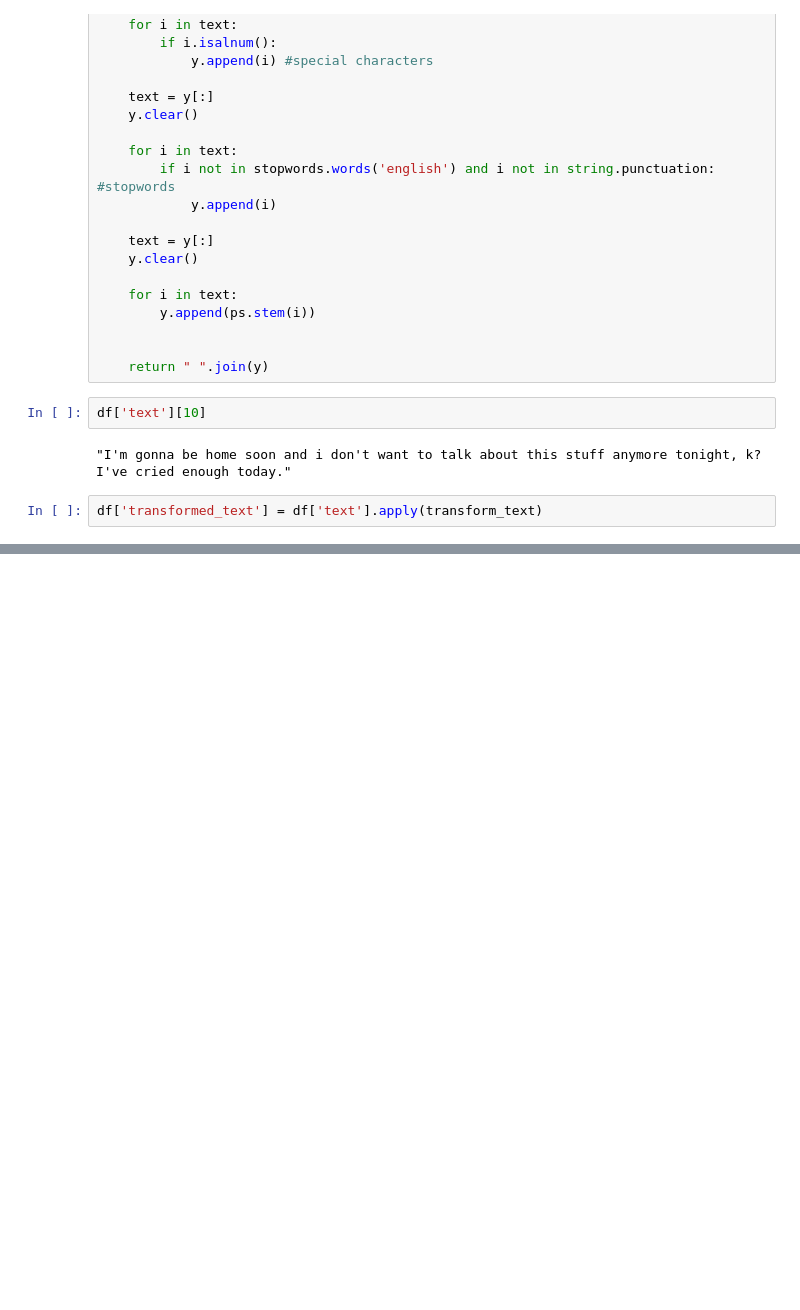
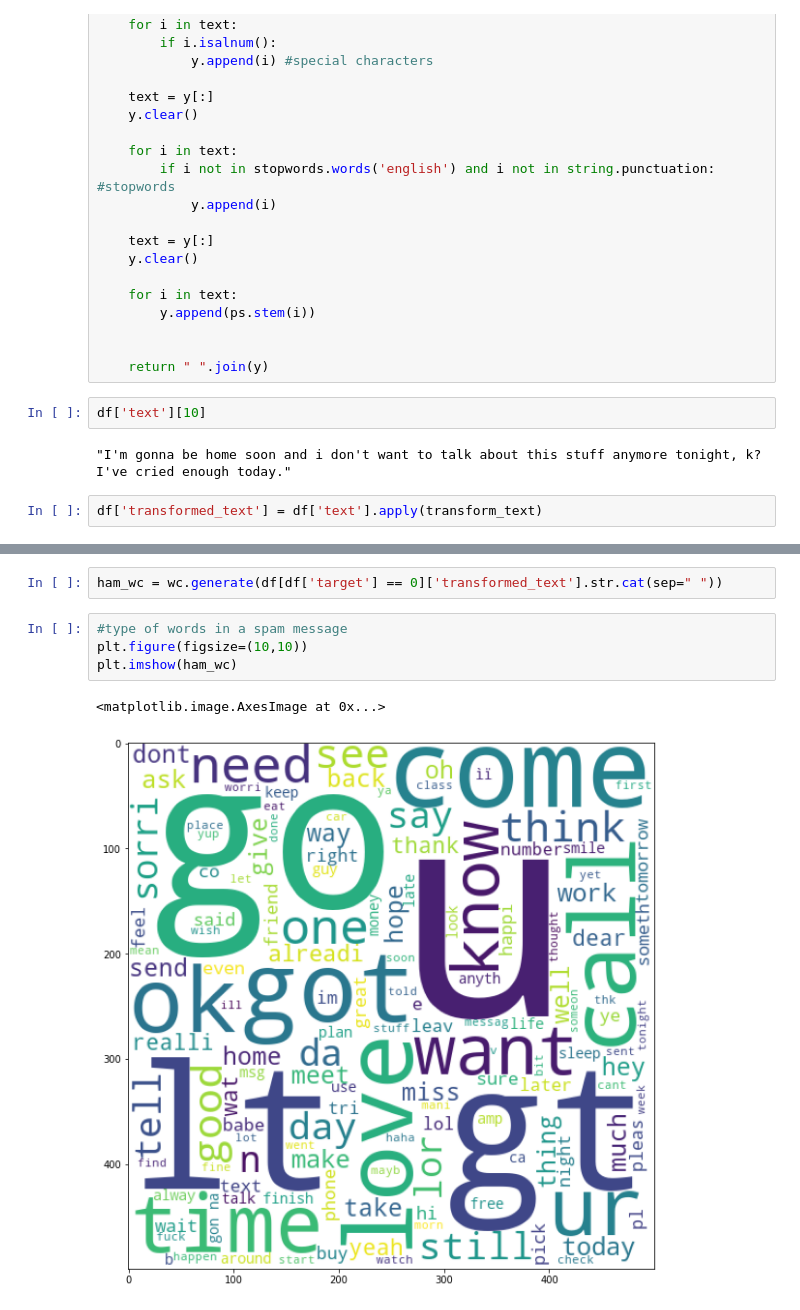
Before and after one commit to ZohaibR30/ISPROJ, a Jupyter notebook: main.ipynb, the cells around one changed output, grey strips where cells are left out. Cells and saved outputs as stored; diff of their text form; blank space fills up the shorter version.

```diff
--- a/main.ipynb
+++ b/main.ipynb
@@ -247,0 +259,9 @@ df.head()
+# %%
+ham_wc = wc.generate(df[df['target'] == 0]['transformed_text'].str.cat(sep=" "))
+# %%
+#type of words in a spam message
+plt.figure(figsize=(10,10))
+plt.imshow(ham_wc)
+# %% [output]
+<matplotlib.image.AxesImage at 0x...>
+[figure, added]
```
Also changed, not shown: parts of 15 cells of this notebook.
